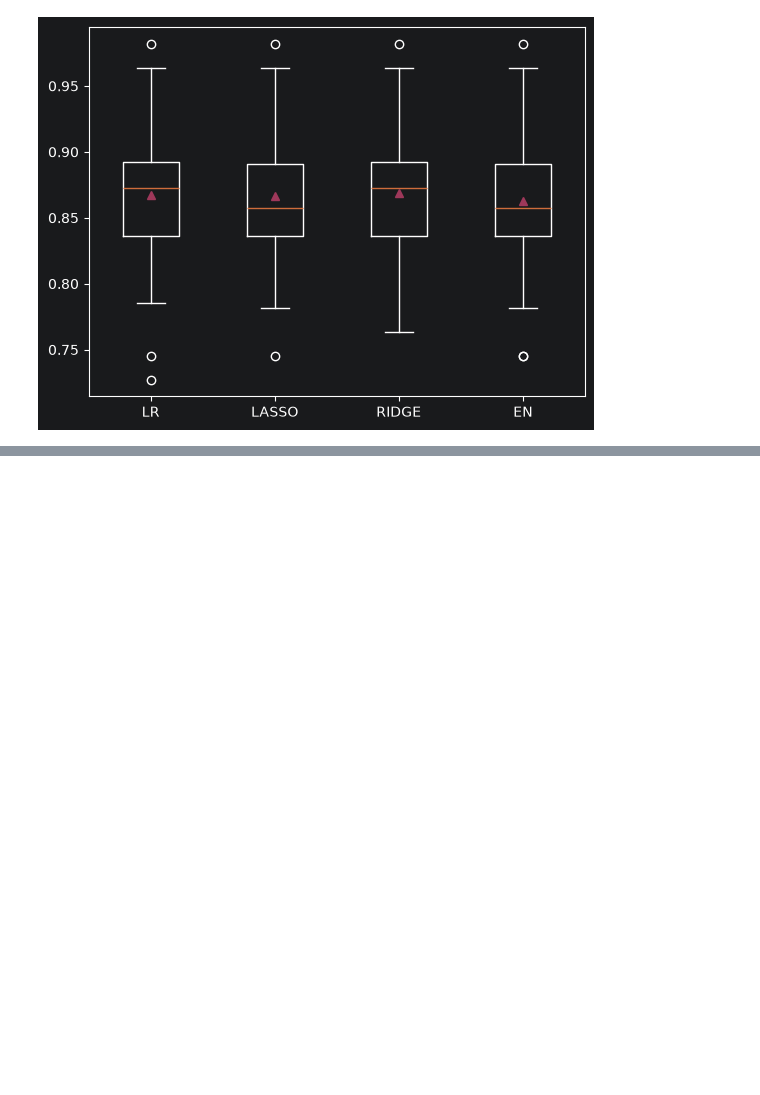
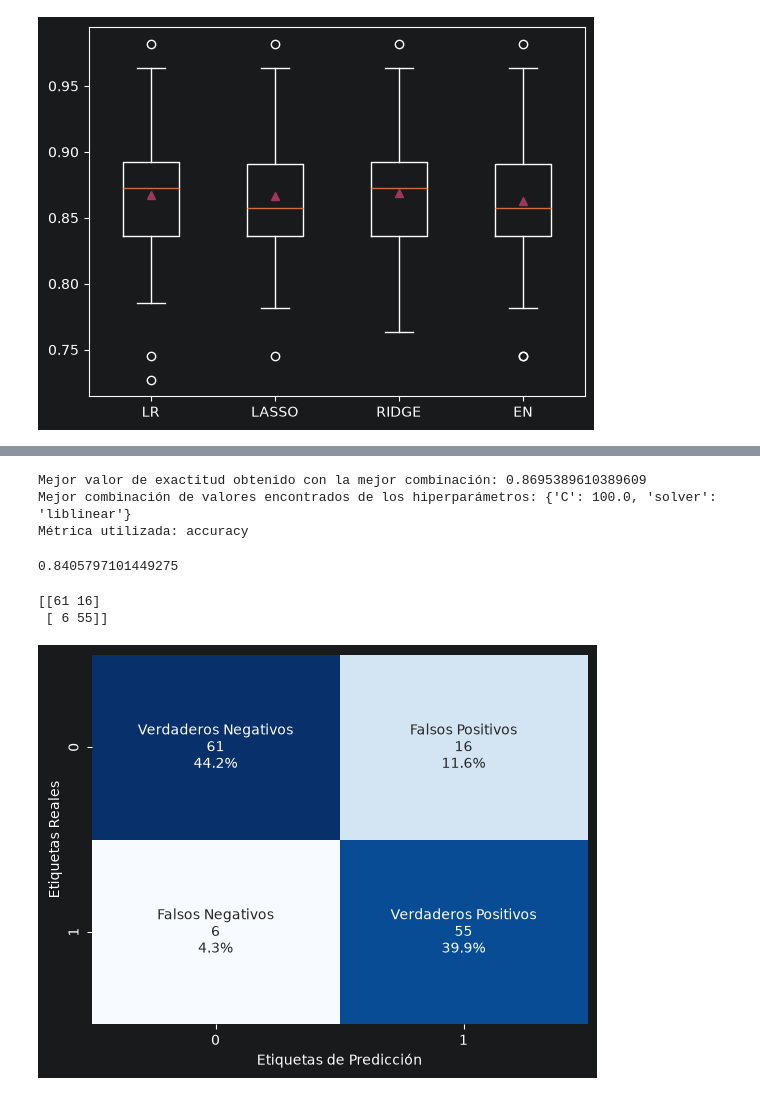
Before and after one commit to Mayarling/MachineLearning, a Jupyter notebook: RegresionLogistica.ipynb, the cells around one changed output, grey strips where cells are left out. Saved outputs shown, nothing was run; the diff lists cells and outputs as text; code cells hidden in the pictures; blank space fills up the shorter version.

```diff
--- a/RegresionLogistica.ipynb
+++ b/RegresionLogistica.ipynb
@@ -196,0 +220,18 @@ plt.show()
+# %%
+# Transformamos los datos de entrada:
+Xx = columnasTransformer.fit_transform(Xtv)
+
+# Llevamos a cabo el proceso de etrenamiento con validación-cruzada y búsqueda de malla.
+# Observa que de acuerdo a las opciones incluidas en la malla, se estarán realizando (6)(5)=30
+# combinaciones diferentes, además de las (10)(5)=50 particiones de la validación-cruzada,
+# lo cual implica también un mayor tiempo de entrenamiento.
+
+grid.fit(Xx, np.ravel(ytv))
+
+print('Mejor valor de exactitud obtenido con la mejor combinación:', grid.best_score_)
+print('Mejor combinación de valores encontrados de los hiperparámetros:', grid.best_params_)
+print('Métrica utilizada:', grid.scoring)
+# %% [output]
+Mejor valor de exactitud obtenido con la mejor combinación: 0.8695389610389609
+Mejor combinación de valores encontrados de los hiperparámetros: {'C': 100.0, 'solver': 'liblinear'}
+Métrica utilizada: accuracy
@@ -196,0 +240,44 @@ plt.show()
+# %%
+modelo = LogisticRegression(penalty='l2',
+                            max_iter=10000,
+                            C=100.0,
+                            solver='liblinear',
+                            random_state=1)
+modelo = LogisticRegression(l1_ratio=0,
+                            max_iter=10000,
+                            C=100.0,
+                            solver='liblinear',
+                            random_state=1)
+
+# Entrenamos el modelo por última vez con los datos de entrenamiento y validación conjuntos:
+Xct = columnasTransformer.fit(Xtv)
+Xxt = Xct.transform(Xtv)
+modelo.fit(Xxt, np.ravel(ytv))
+
+# Transformamos los datos de prueba y los utilizamos por primera vez para obtener sus predicciones
+# y desempeño del modelo:
+
+Xxtest = Xct.transform(Xtest)
+print(modelo.score(Xxtest, np.ravel(ytest)))
+# %% [output]
+0.8405797101449275
+# %%
+pp = modelo.predict(Xxtest)
+cm = confusion_matrix(ytest, pp)
+print(cm)
+# %% [output]
+[[61 16]
+ [ 6 55]]
+# %%
+txt = ['Verdaderos Negativos','Falsos Positivos','Falsos Negativos','Verdaderos Positivos']
+frecuencia = ["{0:0.0f}".format(value) for value in cm.flatten()]
+porcentaje = ["{0:.1%}".format(value) for value in cm.flatten()/np.sum(cm)]
+
+labels = [f"{v1}\n{v2}\n{v3}" for v1, v2, v3 in zip(txt,frecuencia,porcentaje)]
+labels = np.asarray(labels).reshape(2,2)
+
+ax = sns.heatmap(cm, annot=labels, fmt='', cmap='Blues', cbar=False)
+ax.set(ylabel="Etiquetas Reales", xlabel="Etiquetas de Predicción")
+plt.show()
+# %% [output]
+[figure, added]
```
Also changed, not shown: parts of 6 cells of this notebook.
